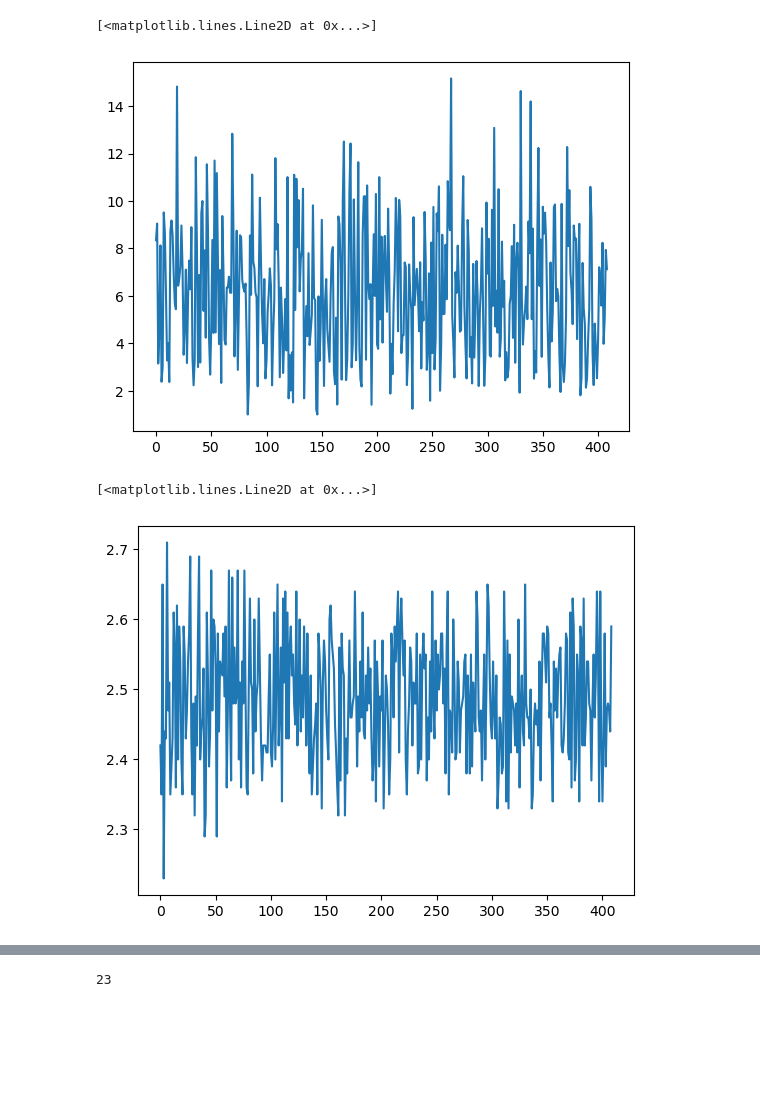
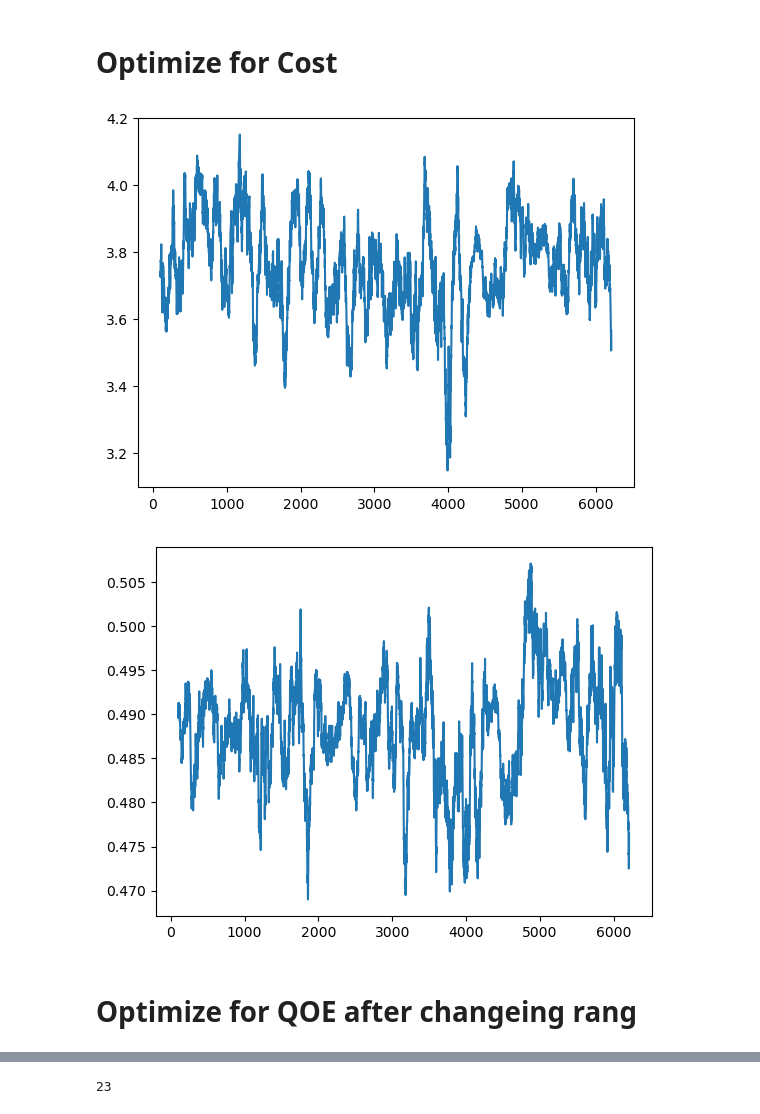
Before and after one commit to mj-sam/Gym_QoE_initial, a Jupyter notebook: Untitled.ipynb, the cells around one changed output, grey strips where cells are left out. Cells and saved outputs as stored; diff of their text form; code cells hidden in the pictures; blank space fills up the shorter version.

```diff
--- a/Untitled.ipynb
+++ b/Untitled.ipynb
@@ -26,14 +3,2 @@ df
 # %%
 import matplotlib.pyplot as plt
-# %%
-# Plot the 'reward' column
-plt.plot(df['avg_deployment_cost'])
-# %% [output]
-[<matplotlib.lines.Line2D at 0x...>]
-[figure, removed]
-# %%
-# Plot the 'reward' column
-plt.plot(df['avg_qoe'])
-# %% [output]
-[<matplotlib.lines.Line2D at 0x...>]
-[figure, removed]
@@ -39,0 +10,19 @@ plt.plot(df['avg_qoe'])
+# %% [markdown]
+# Optimize for Cost
+# %%
+df = pd.read_csv('./nne_gym_results.csv', on_bad_lines='skip')
+n_smooth = 100
+# Plot the 'reward' column
+# Calculate moving average with a window size of 5
+moving_avg = df['avg_deployment_cost'].rolling(window=n_smooth).mean()
+plt.plot(moving_avg[n_smooth:])
+plt.show()
+# Plot the 'reward' column
+moving_avg = df['avg_qoe'].rolling(window=n_smooth).mean()
+plt.plot(moving_avg[n_smooth:])
+plt.show()
+# %% [output]
+[figure, added]
+[figure, added]
+# %% [markdown]
+# Optimize for QOE after changeing rang
```
Also changed, not shown: parts of 8 cells of this notebook, 20 other files.
